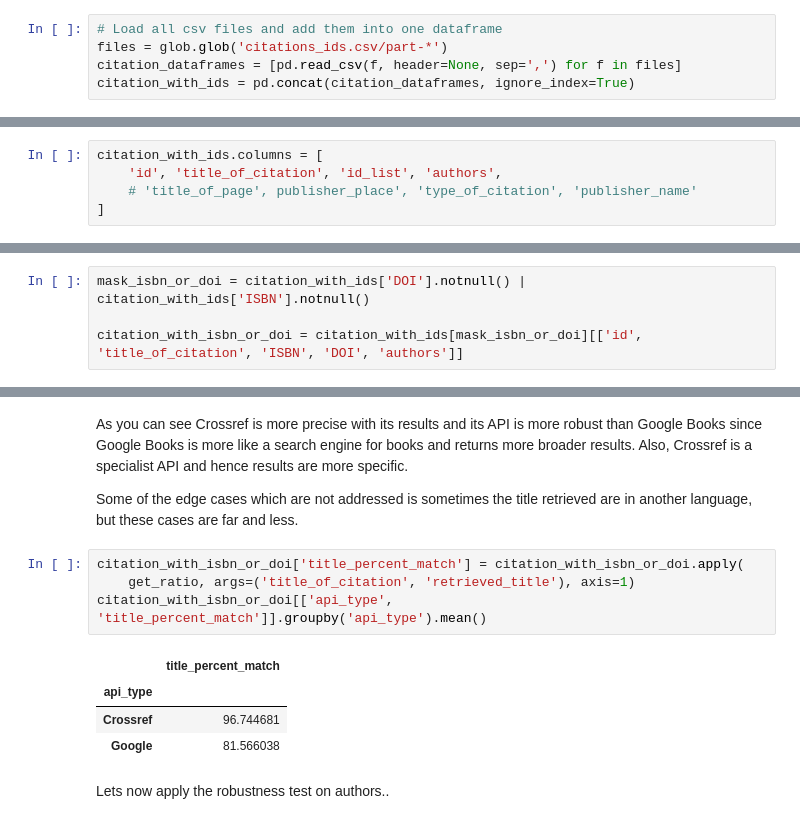
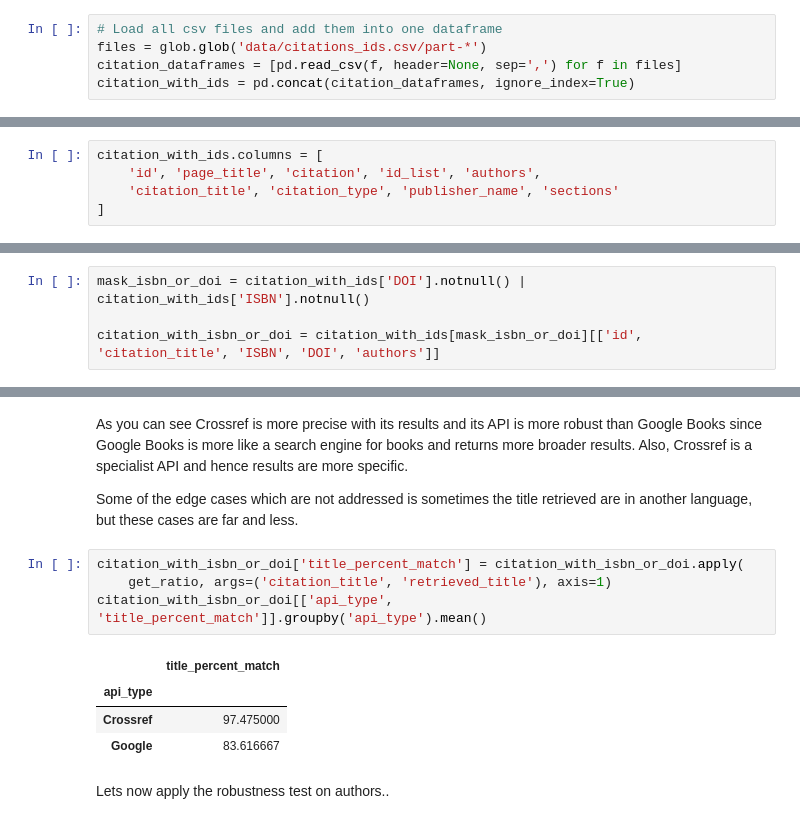
Before and after one commit to Harshdeep1996/cite-classifications-wiki, a Jupyter notebook: Sanity_Check_Citations.ipynb, the cells around one changed output, grey strips where cells are left out. Saved outputs shown, nothing was run; the diff lists cells and outputs as text.

```diff
--- a/Sanity_Check_Citations.ipynb
+++ b/Sanity_Check_Citations.ipynb
@@ -79,7 +77,7 @@ merged_counts
 | 23 | 489 | cite dvd notes | 493 | 4 |
 # %%
 # Load all csv files and add them into one dataframe
-files = glob.glob('citations_ids.csv/part-*')
+files = glob.glob('data/citations_ids.csv/part-*')
 citation_dataframes = [pd.read_csv(f, header=None, sep=',') for f in files]
 citation_with_ids = pd.concat(citation_dataframes, ignore_index=True)
 # %%
@@ -120,7 +97,7 @@ citation_with_ids
 # %%
 citation_with_ids.columns = [
-    'id', 'title_of_citation', 'id_list', 'authors',
-    # 'title_of_page', publisher_place', 'type_of_citation', 'publisher_name'
+    'id', 'page_title', 'citation', 'id_list', 'authors',
+    'citation_title', 'citation_type', 'publisher_name', 'sections'
 ]
 # %%
 # Percentage of values present for title of page, title of citation and authors
@@ -184,7 +184,7 @@ Let's take a few samples and query the crossref and Google books API for DOI and
 # %%
 mask_isbn_or_doi = citation_with_ids['DOI'].notnull() | citation_with_ids['ISBN'].notnull()
 
-citation_with_isbn_or_doi = citation_with_ids[mask_isbn_or_doi][['id', 'title_of_citation', 'ISBN', 'DOI', 'authors']]
+citation_with_isbn_or_doi = citation_with_ids[mask_isbn_or_doi][['id', 'citation_title', 'ISBN', 'DOI', 'authors']]
 # %%
 citation_with_isbn_or_doi = citation_with_isbn_or_doi.sample(n=100)
 # %%
@@ -300,13 +299,13 @@ As you can see Crossref is more precise with its results and its API is more rob
 Some of the edge cases which are not addressed is sometimes the title retrieved are in another language, but these cases are far and less.
 # %%
 citation_with_isbn_or_doi['title_percent_match'] = citation_with_isbn_or_doi.apply(
-    get_ratio, args=('title_of_citation', 'retrieved_title'), axis=1)
+    get_ratio, args=('citation_title', 'retrieved_title'), axis=1)
 citation_with_isbn_or_doi[['api_type', 'title_percent_match']].groupby('api_type').mean()
 # %% [output]
 |  | title_percent_match |
 | api_type |  |
-| Crossref | 96.744681 |
-| Google | 81.566038 |
+| Crossref | 97.475000 |
+| Google | 83.616667 |
 # %% [markdown]
 Lets now apply the robustness test on authors..
 # %%
```
Also changed, not shown: parts of 38 cells of this notebook, 1 other file.
